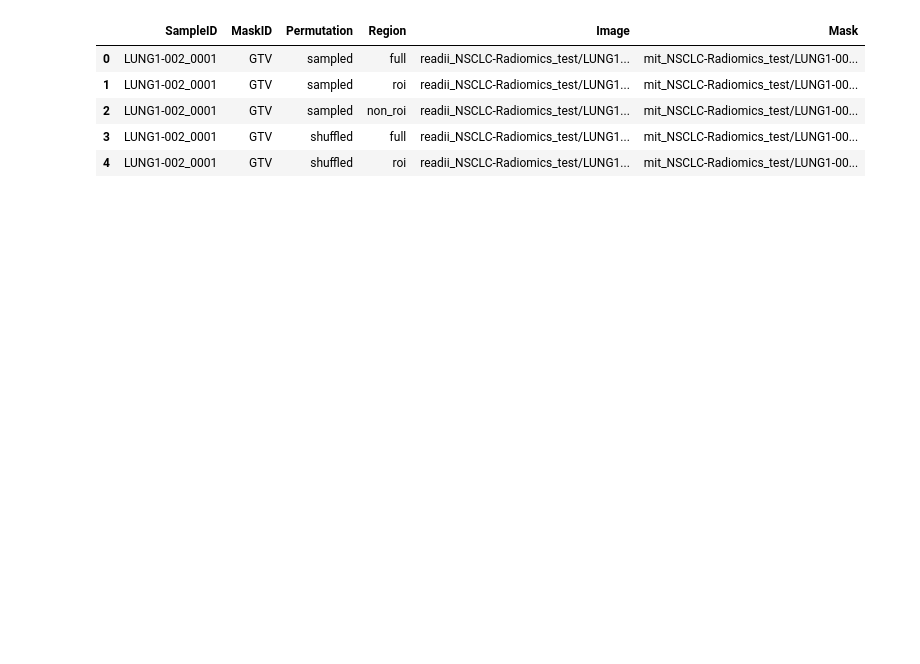
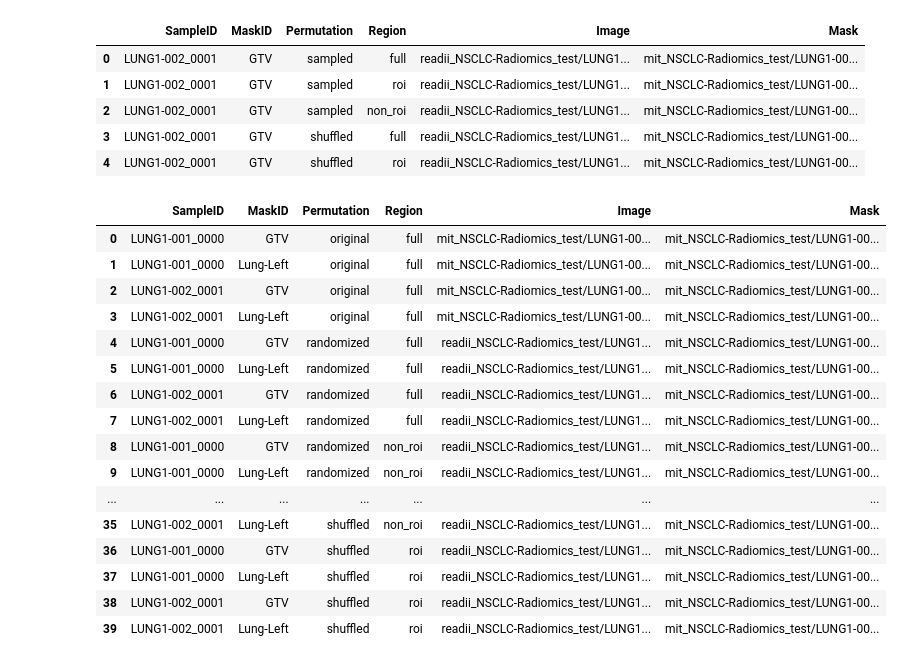
Before and after one commit to bhklab/readii_2_roqc, a Jupyter notebook: sandbox/image_type_indexing.ipynb, the cells around one changed output. Drawn from its saved outputs; the diff is of its cells as text; code cells hidden in the pictures; blank space fills up the shorter version.

```diff
--- a/sandbox/image_type_indexing.ipynb
+++ b/sandbox/image_type_indexing.ipynb
@@ -291,0 +332,20 @@ pyradiomics_index.to_csv(dirs.PROCDATA / full_data_name / "features" / f'pyradio
+# %%
+pyradiomics_index
+# %% [output]
+|  | SampleID | MaskID | Permutation | Region | Image | Mask |
+| 0 | LUNG1-001_0000 | GTV | original | full | mit_NSCLC-Radiomics_test/LUNG1-00... | mit_NSCLC-Radiomics_test/LUNG1-00... |
+| 1 | LUNG1-001_0000 | Lung-Left | original | full | mit_NSCLC-Radiomics_test/LUNG1-00... | mit_NSCLC-Radiomics_test/LUNG1-00... |
+| 2 | LUNG1-002_0001 | GTV | original | full | mit_NSCLC-Radiomics_test/LUNG1-00... | mit_NSCLC-Radiomics_test/LUNG1-00... |
+| 3 | LUNG1-002_0001 | Lung-Left | original | full | mit_NSCLC-Radiomics_test/LUNG1-00... | mit_NSCLC-Radiomics_test/LUNG1-00... |
+| 4 | LUNG1-001_0000 | GTV | randomized | full | readii_NSCLC-Radiomics_test/LUNG1... | mit_NSCLC-Radiomics_test/LUNG1-00... |
+| 5 | LUNG1-001_0000 | Lung-Left | randomized | full | readii_NSCLC-Radiomics_test/LUNG1... | mit_NSCLC-Radiomics_test/LUNG1-00... |
+| 6 | LUNG1-002_0001 | GTV | randomized | full | readii_NSCLC-Radiomics_test/LUNG1... | mit_NSCLC-Radiomics_test/LUNG1-00... |
+| 7 | LUNG1-002_0001 | Lung-Left | randomized | full | readii_NSCLC-Radiomics_test/LUNG1... | mit_NSCLC-Radiomics_test/LUNG1-00... |
+| 8 | LUNG1-001_0000 | GTV | randomized | non_roi | readii_NSCLC-Radiomics_test/LUNG1... | mit_NSCLC-Radiomics_test/LUNG1-00... |
+| 9 | LUNG1-001_0000 | Lung-Left | randomized | non_roi | readii_NSCLC-Radiomics_test/LUNG1... | mit_NSCLC-Radiomics_test/LUNG1-00... |
+| ... | ... | ... | ... | ... | ... | ... |
+| 35 | LUNG1-002_0001 | Lung-Left | shuffled | non_roi | readii_NSCLC-Radiomics_test/LUNG1... | mit_NSCLC-Radiomics_test/LUNG1-00... |
+| 36 | LUNG1-001_0000 | GTV | shuffled | roi | readii_NSCLC-Radiomics_test/LUNG1... | mit_NSCLC-Radiomics_test/LUNG1-00... |
+| 37 | LUNG1-001_0000 | Lung-Left | shuffled | roi | readii_NSCLC-Radiomics_test/LUNG1... | mit_NSCLC-Radiomics_test/LUNG1-00... |
+| 38 | LUNG1-002_0001 | GTV | shuffled | roi | readii_NSCLC-Radiomics_test/LUNG1... | mit_NSCLC-Radiomics_test/LUNG1-00... |
+| 39 | LUNG1-002_0001 | Lung-Left | shuffled | roi | readii_NSCLC-Radiomics_test/LUNG1... | mit_NSCLC-Radiomics_test/LUNG1-00... |
```
Also changed, not shown: parts of 3 cells of this notebook.
